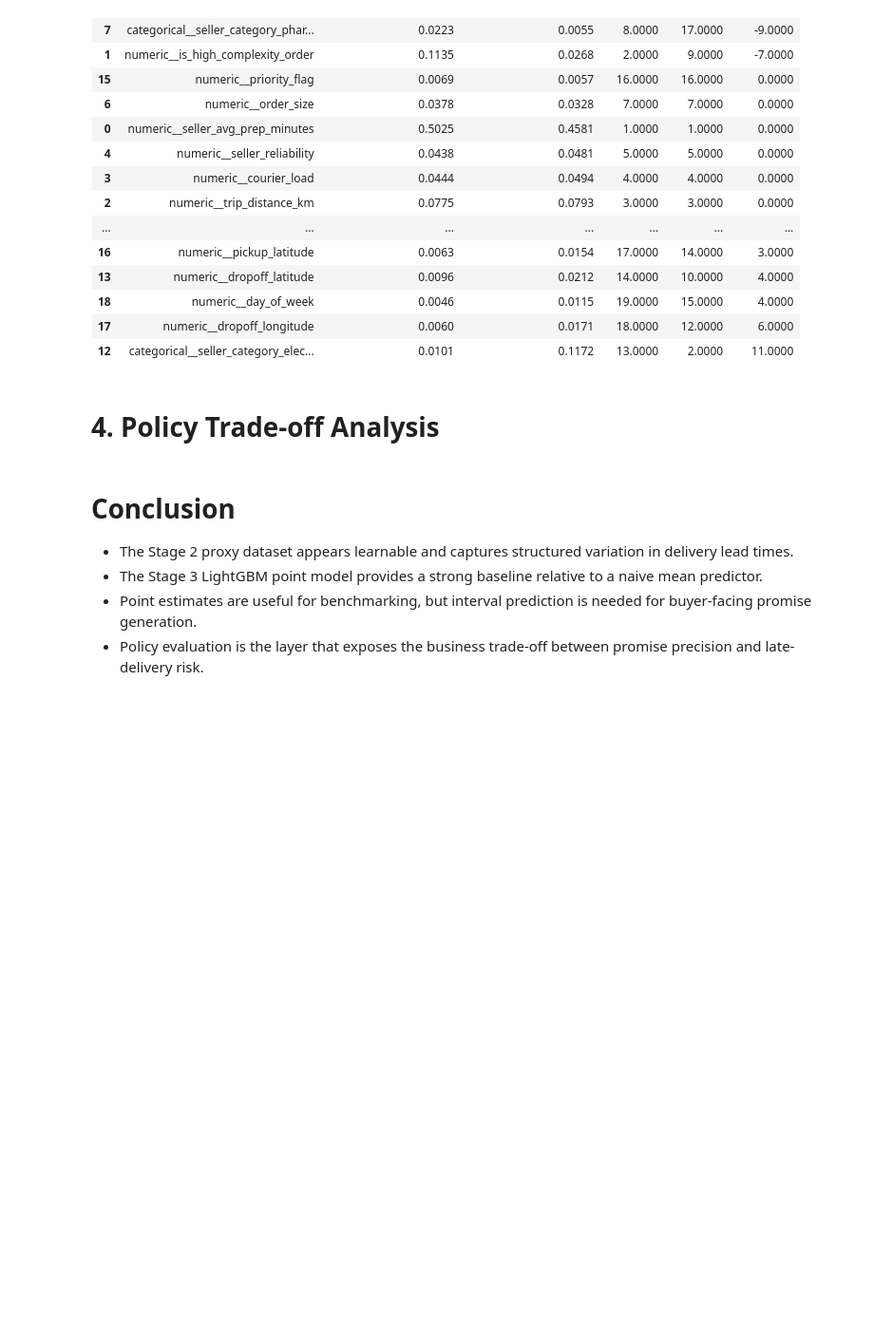
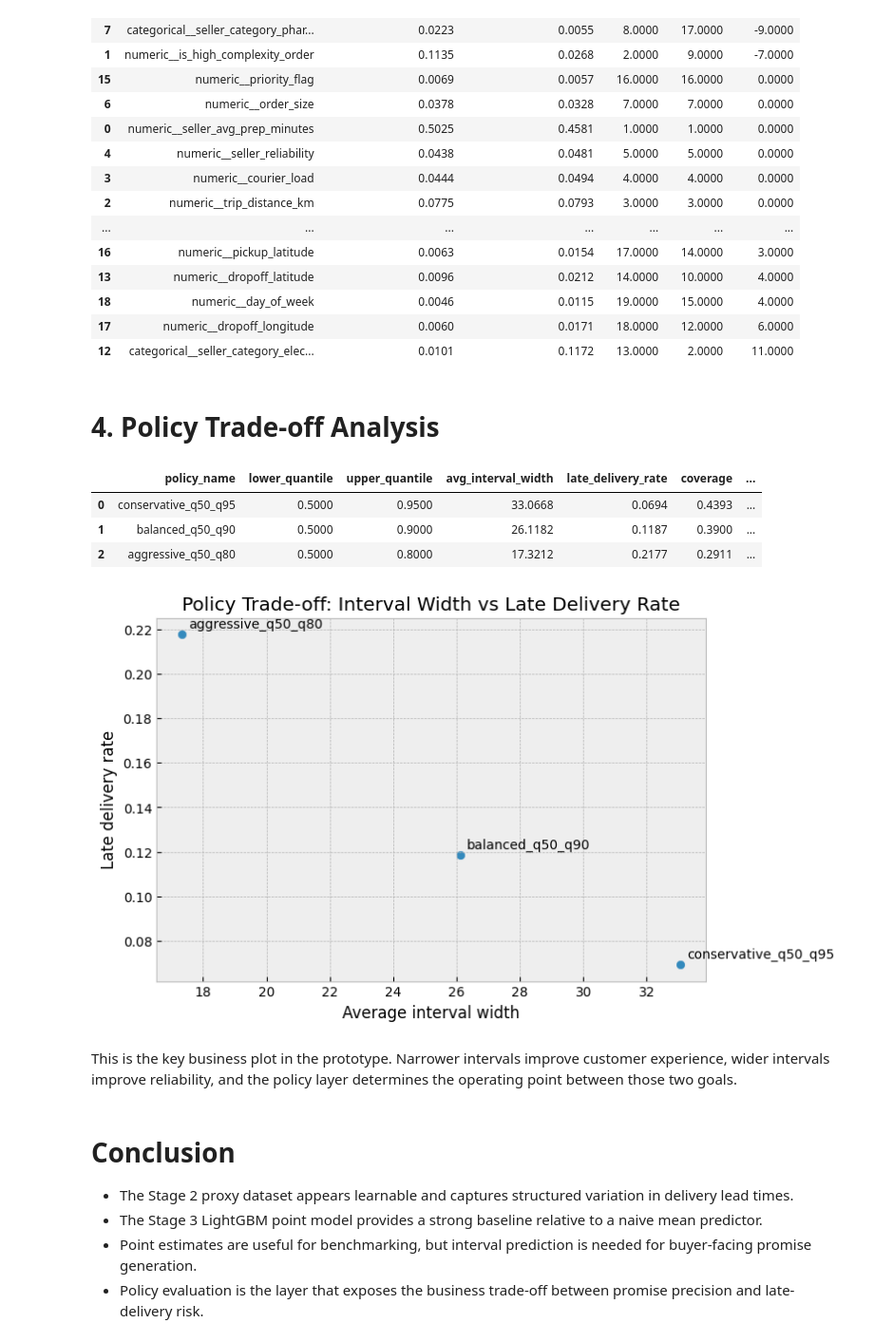
Before and after one commit to andres-troiano/shipping-delivery-promise, a Jupyter notebook: notebooks/results_demo.ipynb, the cells around one changed output. Shown at 95% size. Drawn from its saved outputs; the diff is of its cells as text; code cells hidden in the pictures; blank space fills up the shorter version.

Commit message:
feat: policy layer

```diff
--- a/notebooks/results_demo.ipynb
+++ b/notebooks/results_demo.ipynb
@@ -420,7 +420,7 @@ merged.sort_values("rank_shift")
 # %% [markdown]
 # 4. Policy Trade-off Analysis
 # %%
-policy_dir = ARTIFACTS_DIR / "policy_eval"
+policy_dir = ARTIFACTS_DIR / "policy_analysis"
 
 if not policy_dir.exists():
     render_note(
@@ -440,33 +440,40 @@ else:
                     policy_col: "policy_name",
                     width_col: "avg_interval_width",
                     late_col: "late_delivery_rate",
                     **({coverage_col: "coverage"} if coverage_col else {}),
                 }
             )
             break
 
     if policy_df is None:
         render_note("Policy evaluation artifacts were not found in an expected format yet.")
     else:
         display(policy_df)
 
         fig, ax = plt.subplots(figsize=(7.5, 5))
         ax.scatter(policy_df["avg_interval_width"], policy_df["late_delivery_rate"])
         for _, row in policy_df.iterrows():
             ax.annotate(
                 row["policy_name"],
                 (row["avg_interval_width"], row["late_delivery_rate"]),
                 xytext=(5, 5),
                 textcoords="offset points",
             )
         ax.set_title("Policy Trade-off: Interval Width vs Late Delivery Rate")
         ax.set_xlabel("Average interval width")
         ax.set_ylabel("Late delivery rate")
         plt.show()
 
         render_note(
             "This is the key business plot in the prototype. Narrower intervals improve customer experience, wider intervals improve reliability, and the policy layer determines the operating point between those two goals."
         )
+# %% [output]
+|  | policy_name | lower_quantile | upper_quantile | avg_interval_width | late_delivery_rate | coverage | ... |
+| 0 | conservative_q50_q95 | 0.5000 | 0.9500 | 33.0668 | 0.0694 | 0.4393 | ... |
+| 1 | balanced_q50_q90 | 0.5000 | 0.9000 | 26.1182 | 0.1187 | 0.3900 | ... |
+| 2 | aggressive_q50_q80 | 0.5000 | 0.8000 | 17.3212 | 0.2177 | 0.2911 | ... |
+[figure, added]
+This is the key business plot in the prototype. Narrower intervals improve customer experience, wider intervals improve reliability, and the policy layer determines the operating point between those two goals.
 # %% [markdown]
 # Conclusion
 
```
Also changed, not shown: 7 other files.
